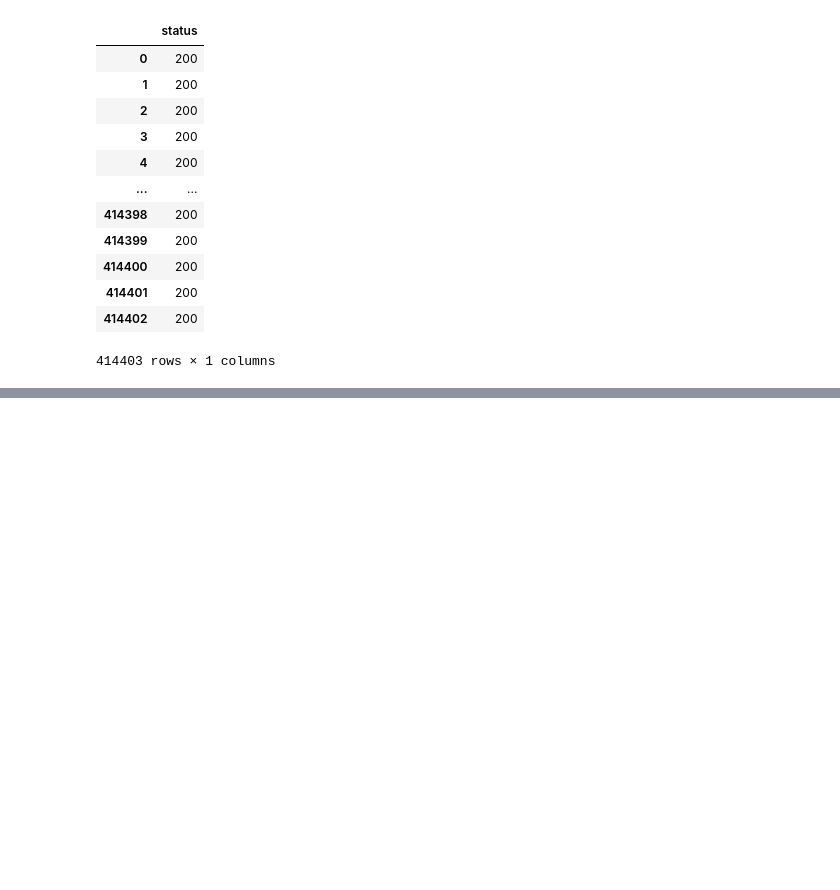
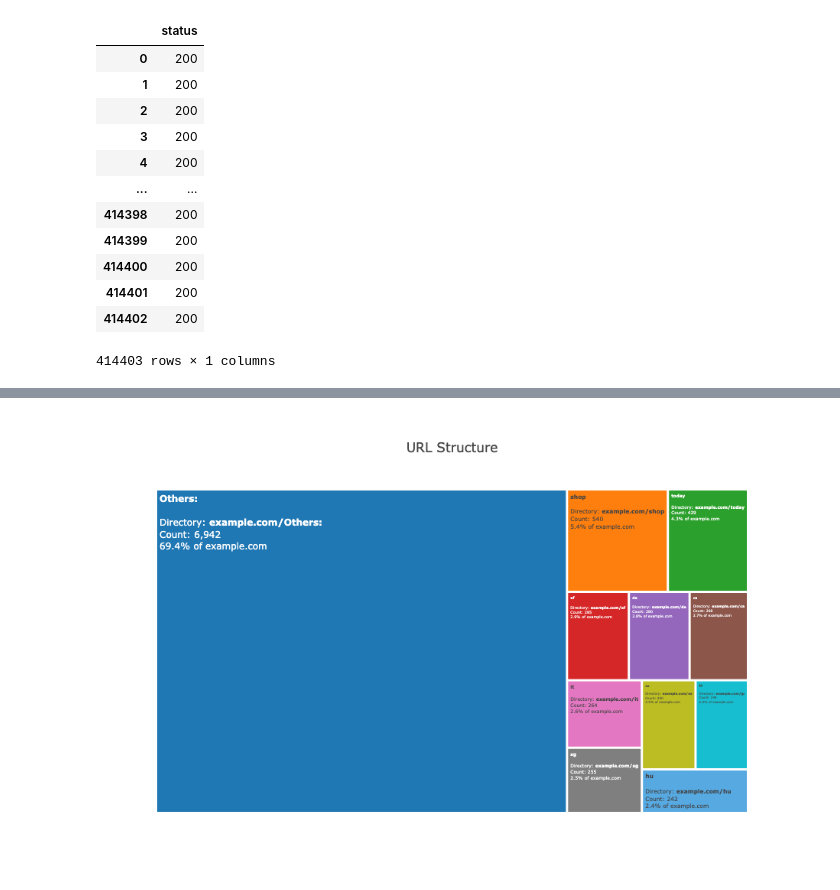
Before and after one commit to eliasdabbas/adviz, a Jupyter notebook: nbs/index.ipynb, the cells around one changed output, grey strips where cells are left out. Saved outputs shown, nothing was run; the diff lists cells and outputs as text; code cells hidden in the pictures; blank space fills up the shorter version.

```diff
--- a/nbs/index.ipynb
+++ b/nbs/index.ipynb
@@ -62,0 +66,3 @@ adviz.status_codes(codes['status'])
+# %%
+url_list = pd.read_csv('data/apple_url_list.csv').sample(10000)
+url_list
@@ -62,0 +83,4 @@ adviz.status_codes(codes['status'])
+# %%
+adviz.url_structure(url_list['url'])
+# %% [output]
+[figure, added]
```
Also changed, not shown: parts of 9 cells of this notebook, 6 other files.
